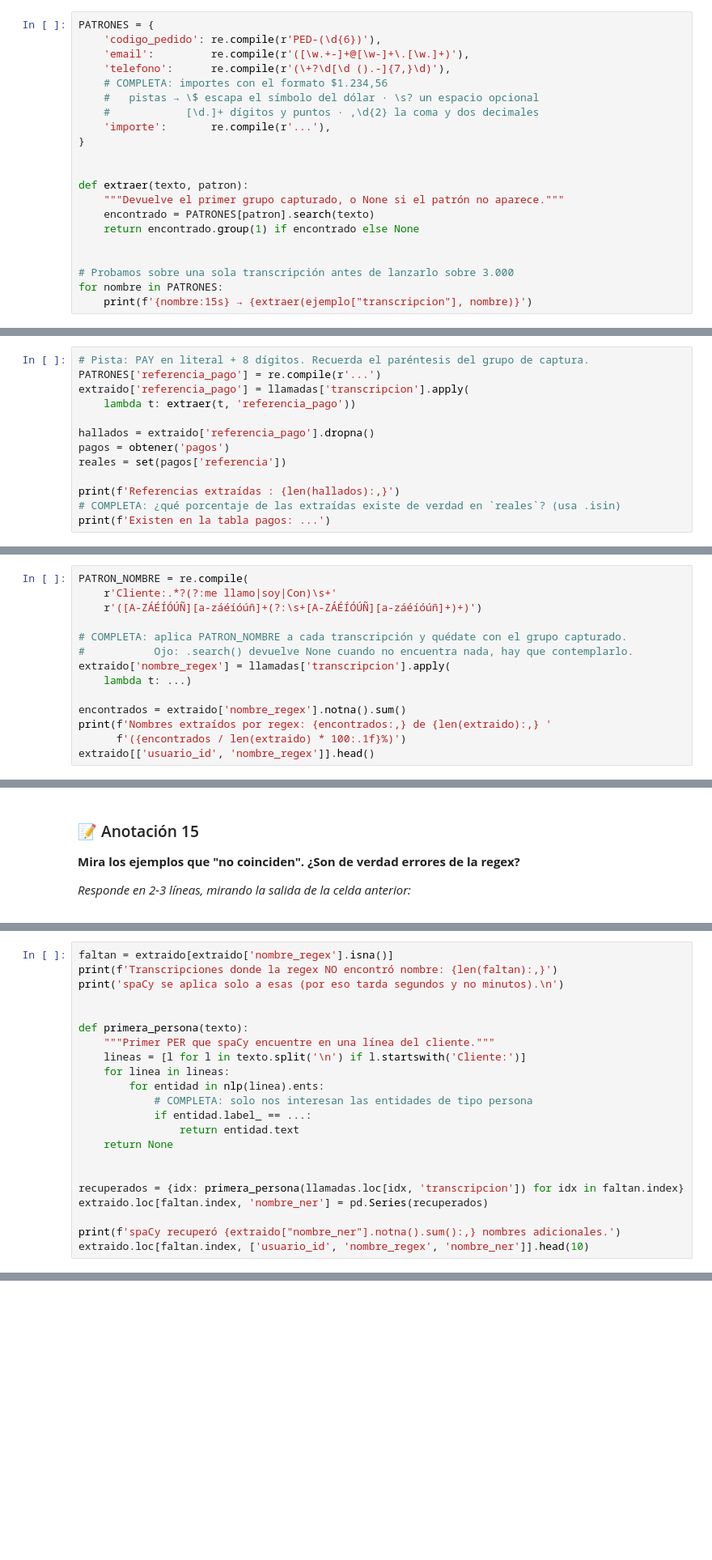
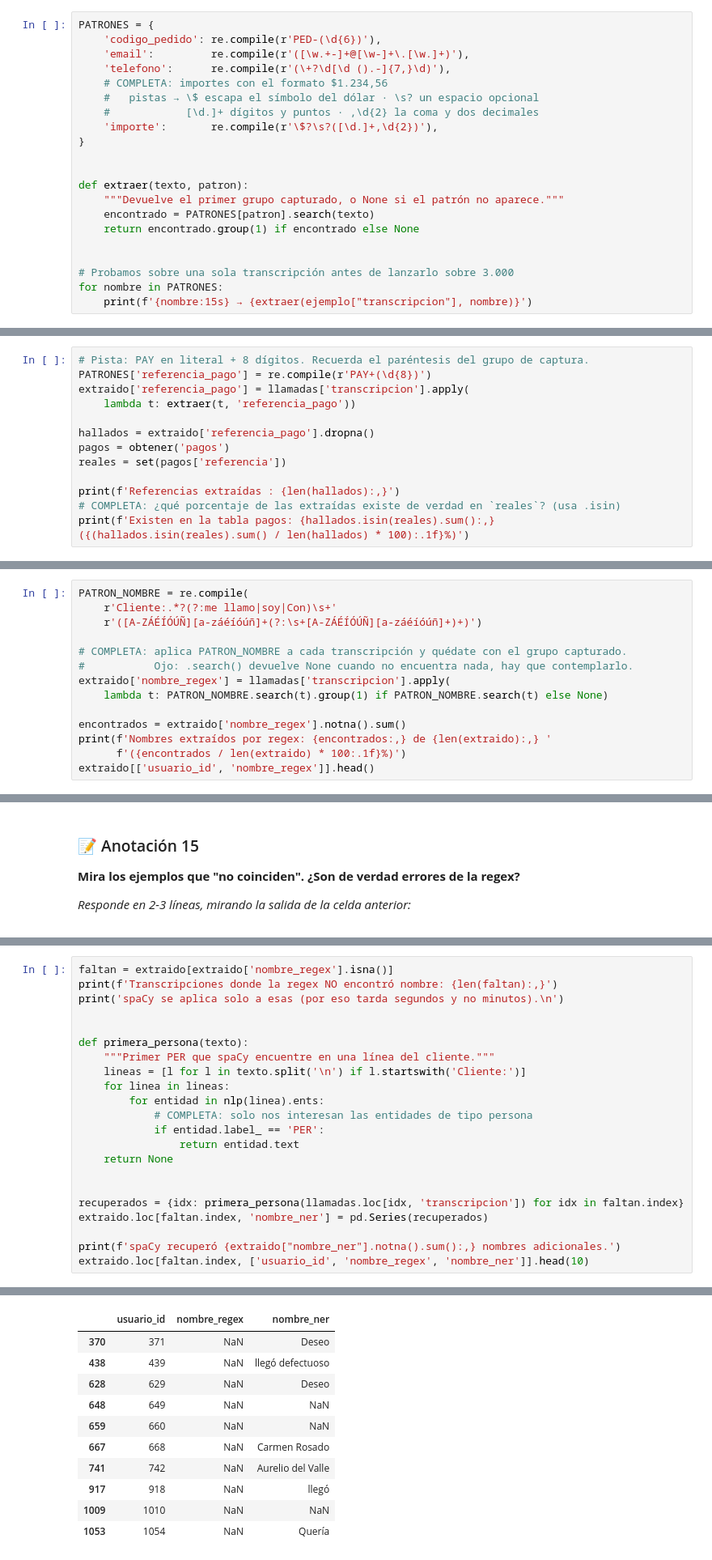
Before and after one commit to martinco444/Analisis_Datos_2026_2, a Jupyter notebook: fase2_estudiante_base.ipynb, the cells around one changed output, grey strips where cells are left out. Shown at 81% size. Drawn from its saved outputs; the diff is of its cells as text; blank space fills up the shorter version.

```diff
--- a/fase2_estudiante_base.ipynb
+++ b/fase2_estudiante_base.ipynb
@@ -746,7 +895,7 @@ PATRONES = {
     # COMPLETA: importes con el formato $1.234,56
     #   pistas → \$ escapa el símbolo del dólar · \s? un espacio opcional
     #            [\d.]+ dígitos y puntos · ,\d{2} la coma y dos decimales
-    'importe':       re.compile(r'...'),
+    'importe':       re.compile(r'\$?\s?([\d.]+,\d{2})'),
 }
 
 
@@ -785,7 +954,7 @@ _Responde en 2-3 líneas, mirando la salida de la celda anterior:_
 En las llamadas de facturación el agente dicta la **referencia del pago**, con el formato `PAY` seguido de 8 dígitos. No está en el diccionario `PATRONES`. Escríbelo, mide su cobertura y —lo importante— comprueba contra la tabla `pagos` que las referencias que extraes existen de verdad.
 # %%
 # Pista: PAY en literal + 8 dígitos. Recuerda el paréntesis del grupo de captura.
-PATRONES['referencia_pago'] = re.compile(r'...')
+PATRONES['referencia_pago'] = re.compile(r'PAY+(\d{8})')
 extraido['referencia_pago'] = llamadas['transcripcion'].apply(
     lambda t: extraer(t, 'referencia_pago'))
 
@@ -795,4 +964,4 @@ reales = set(pagos['referencia'])
 
 print(f'Referencias extraídas : {len(hallados):,}')
 # COMPLETA: ¿qué porcentaje de las extraídas existe de verdad en `reales`? (usa .isin)
-print(f'Existen en la tabla pagos: ...')
+print(f'Existen en la tabla pagos: {hallados.isin(reales).sum():,} ({(hallados.isin(reales).sum() / len(hallados) * 100):.1f}%)')
@@ -844,7 +1027,7 @@ PATRON_NOMBRE = re.compile(
 # COMPLETA: aplica PATRON_NOMBRE a cada transcripción y quédate con el grupo capturado.
 #           Ojo: .search() devuelve None cuando no encuentra nada, hay que contemplarlo.
 extraido['nombre_regex'] = llamadas['transcripcion'].apply(
-    lambda t: ...)
+    lambda t: PATRON_NOMBRE.search(t).group(1) if PATRON_NOMBRE.search(t) else None)
 
 encontrados = extraido['nombre_regex'].notna().sum()
 print(f'Nombres extraídos por regex: {encontrados:,} de {len(extraido):,} '
@@ -916,7 +1135,7 @@ def primera_persona(texto):
     for linea in lineas:
         for entidad in nlp(linea).ents:
             # COMPLETA: solo nos interesan las entidades de tipo persona
-            if entidad.label_ == ...:
+            if entidad.label_ == 'PER':
                 return entidad.text
     return None
 
@@ -926,3 +1145,4 @@ extraido.loc[faltan.index, 'nombre_ner'] = pd.Series(recuperados)
 
 print(f'spaCy recuperó {extraido["nombre_ner"].notna().sum():,} nombres adicionales.')
 extraido.loc[faltan.index, ['usuario_id', 'nombre_regex', 'nombre_ner']].head(10)
+# %% [output]
@@ -929,3 +1153,14 @@ extraido.loc[faltan.index, ['usuario_id', 'nombre_regex', 'nombre_ner']].head(10
+|  | usuario_id | nombre_regex | nombre_ner |
+| 370 | 371 | NaN | Deseo |
+| 438 | 439 | NaN | llegó defectuoso |
+| 628 | 629 | NaN | Deseo |
+| 648 | 649 | NaN | NaN |
+| 659 | 660 | NaN | NaN |
+| 667 | 668 | NaN | Carmen Rosado |
+| 741 | 742 | NaN | Aurelio del Valle |
+| 917 | 918 | NaN | llegó |
+| 1009 | 1010 | NaN | NaN |
+| 1053 | 1054 | NaN | Quería |
 # %% [markdown]
 ### 📝 Anotación 16
 
```
Also changed, not shown: parts of 47 cells of this notebook, 1 other file.
